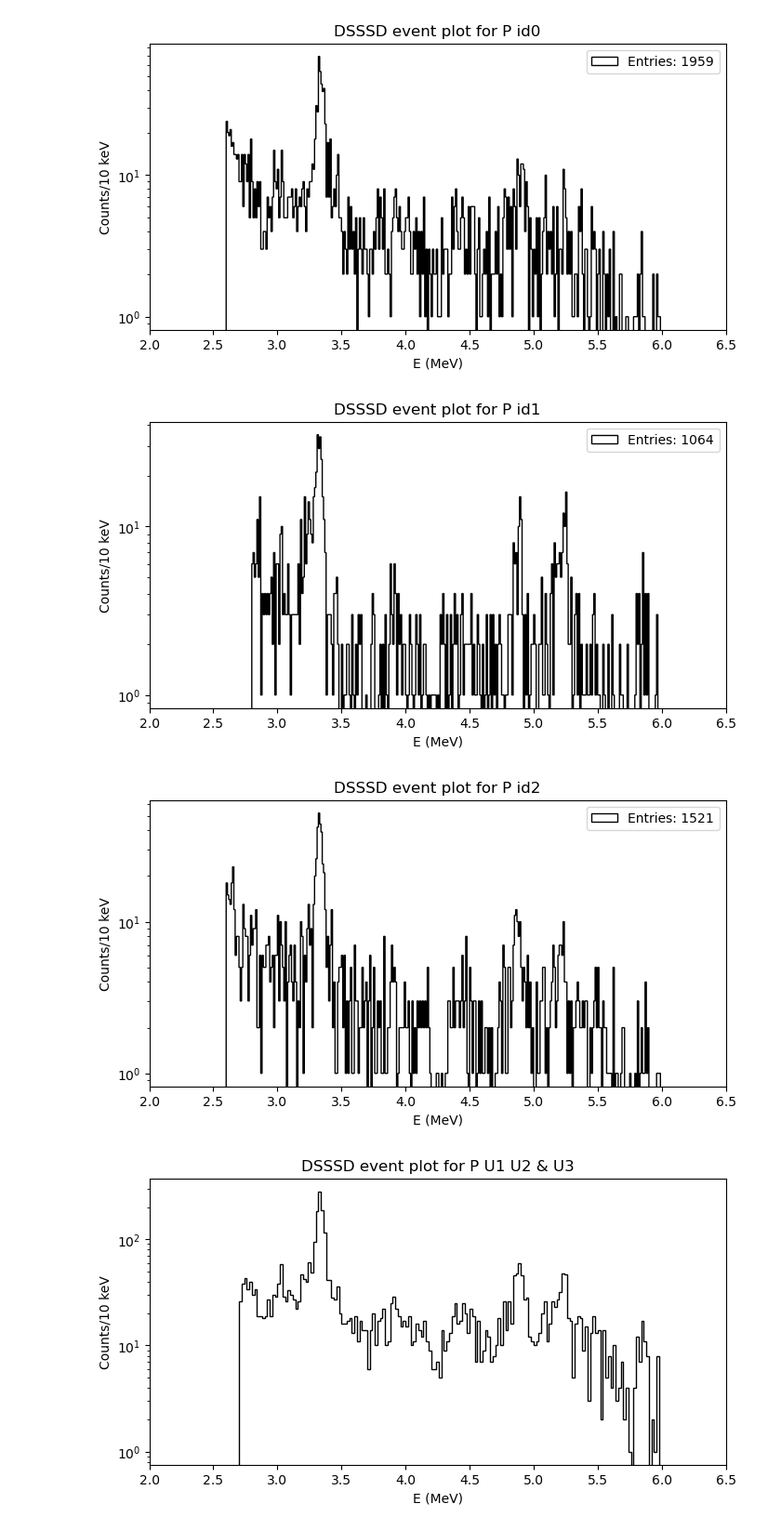
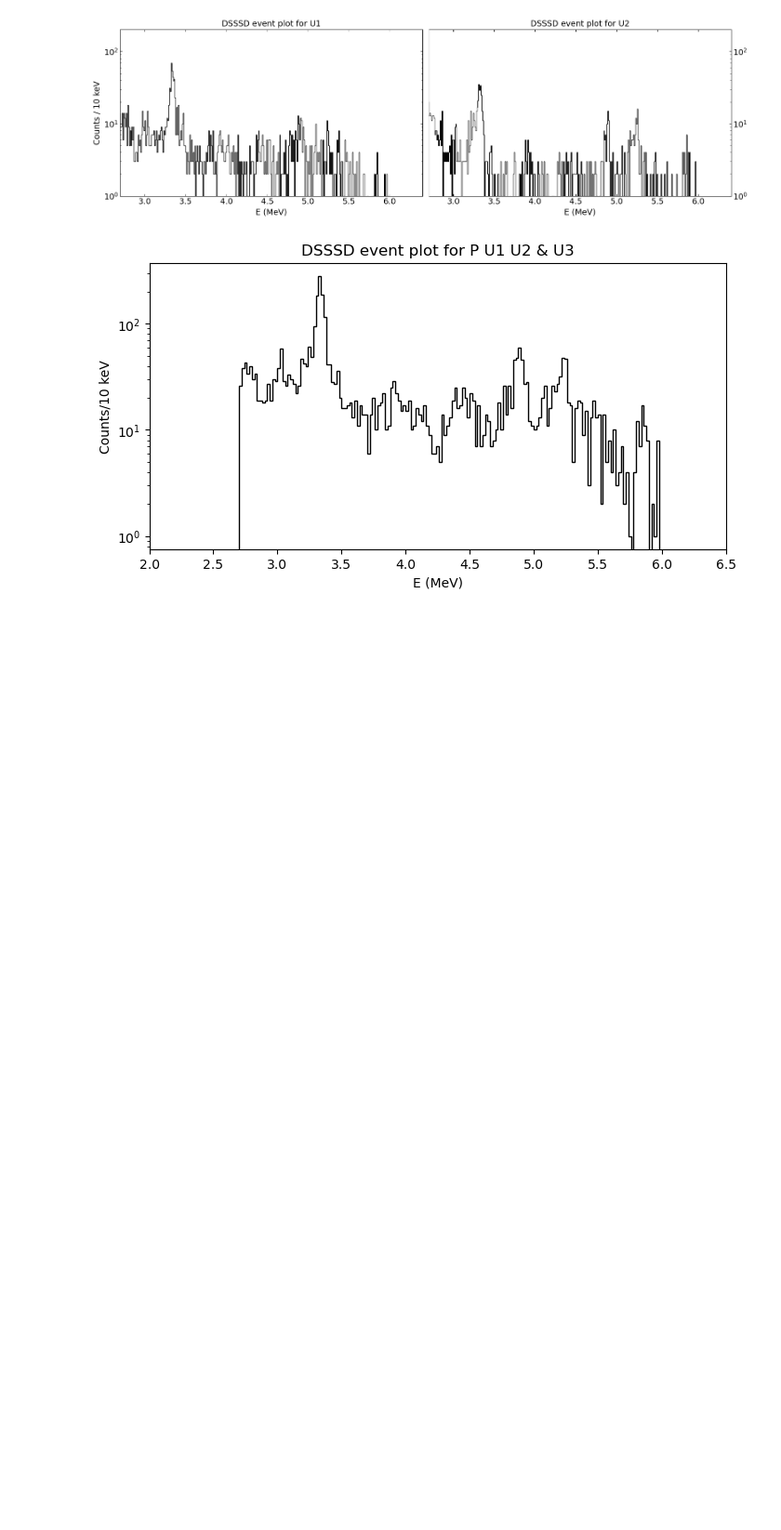
Before and after one commit to phaue/Masters, a Jupyter notebook: analysis/python/dataquality/anomalysource/Al_Alphas.ipynb, the cells around one changed output. Shown at 93% size. Saved outputs shown, nothing was run; the diff lists cells and outputs as text; code cells hidden in the pictures; blank space fills up the shorter version.

```diff
--- a/analysis/python/dataquality/anomalysource/Al_Alphas.ipynb
+++ b/analysis/python/dataquality/anomalysource/Al_Alphas.ipynb
@@ -118,26 +118,26 @@ for k, i, j, l, h in zip(range(0,3),xs,ys, xsa, ysa):
     above_events.append(len(above_fedep[k]))
 # %%
 #### Same plots as above, now i have plotted for the energy above the range of the expected protons
-for i in range(3):
-    plt.figure(figsize=(8,4))
+#for i in range(3):
+fig, axs = plt.subplots(1, 2, figsize=(16,5), sharex=True, sharey=True)
+
+for i in range(2):
     det = f"id{i}"
     e = np.array(data_collection[iso][det]["Ea"])
-    if det=="id1":
-        e = e[e>2.8]
-    else:
-        e = e[e>2.6]
-    plt.hist(e, bins=np.arange(0, 6, 0.01), histtype='step', color='k', label=f"Entries: {len(e)}")
-    plt.xlabel("E (MeV)")
-    plt.ylabel("Counts/10 keV")
-    plt.legend(loc='upper right')
-    plt.yscale('log')
-    plt.xlim(2, 6.5)
-    plt.title(f"DSSSD event plot for P {det}")
-    plt.savefig(outputdir +f"ALdsdeventplot{det}")
+    axs[i].hist(e, bins=np.arange(2, 6, 0.01), histtype='step', color='k')#, label=f"Entries: {len(e)}")
+    axs[i].set_xlabel("E (MeV)", fontsize=14)
+    axs[i].set_yscale('log')
+    axs[i].set_xlim(2.7, 6.4)
+    axs[i].set_ylim(1,2e2)
+    axs[i].set_title(f"DSSSD event plot for U{i+1}", fontsize=14    )
+    axs[i].tick_params(which='both', direction='in', top=True, right=True, labelsize=14)
+axs[1].yaxis.set_ticks_position('right')
+axs[0].set_ylabel("Counts / 10 keV", fontsize=14)
+
+plt.tight_layout()
+plt.savefig("dsssdcomp.pdf")
 # %% [output]
-[figure, old version]
+[figure, new version]
-[figure, removed]
-[figure, removed]
 # %%
 ### combination DSSSD plots of U1-U3 and U2-U3
 es = []
```
Also changed, not shown: 11 other files.
